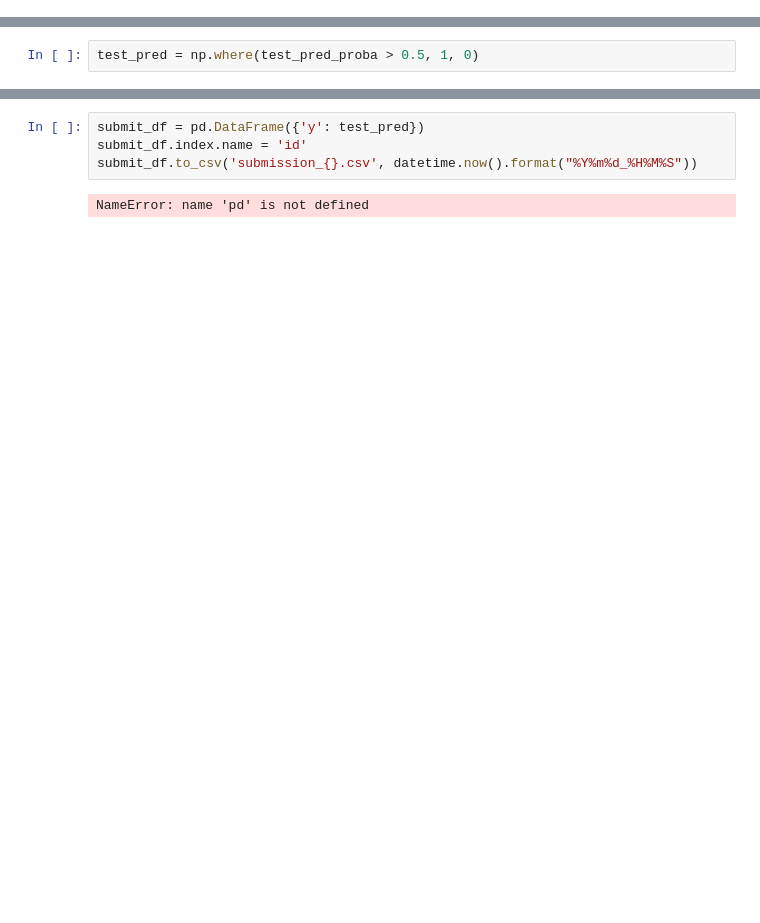
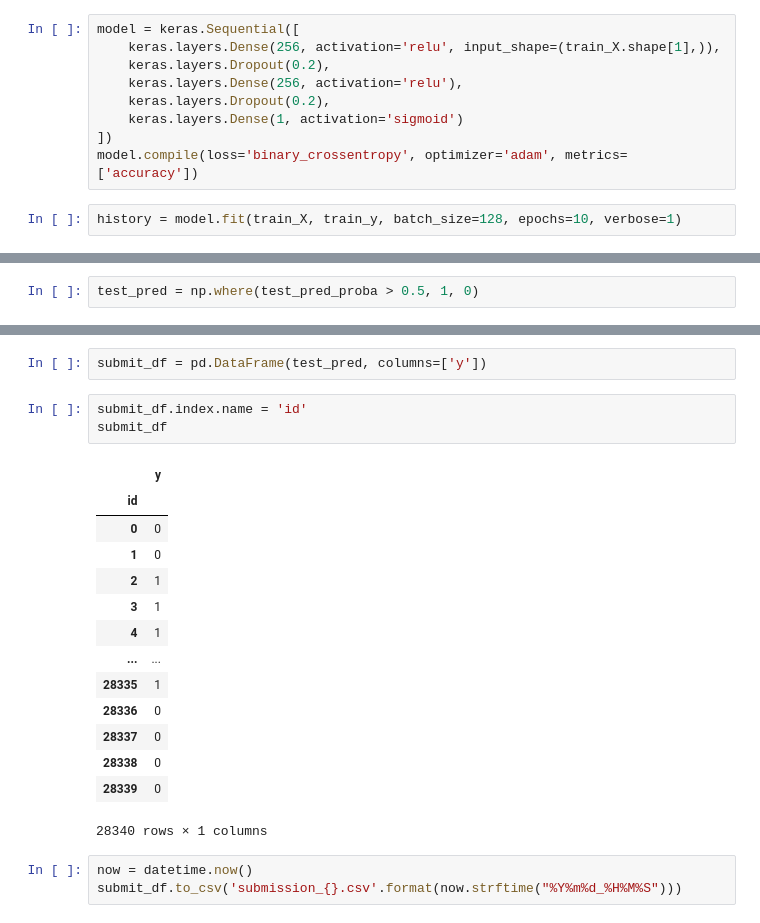
Before and after one commit to abekoh/splatoon_game_winner, a Jupyter notebook: train_neural_v1.ipynb, the cells around one changed output, grey strips where cells are left out. Saved outputs shown, nothing was run; the diff lists cells and outputs as text; blank space fills up the shorter version.

```diff
--- a/train_neural_v1.ipynb
+++ b/train_neural_v1.ipynb
@@ -200,0 +212,11 @@ train_X.head()
+# %%
+model = keras.Sequential([
+    keras.layers.Dense(256, activation='relu', input_shape=(train_X.shape[1],)),
+    keras.layers.Dropout(0.2),
+    keras.layers.Dense(256, activation='relu'),
+    keras.layers.Dropout(0.2),
+    keras.layers.Dense(1, activation='sigmoid')
+])
+model.compile(loss='binary_crossentropy', optimizer='adam', metrics=['accuracy'])
+# %%
+history = model.fit(train_X, train_y, batch_size=128, epochs=10, verbose=1)
@@ -215,6 +310,23 @@ test_pred = np.where(test_pred_proba > 0.5, 1, 0)
+# %%
+submit_df = pd.DataFrame(test_pred, columns=['y'])
+# %%
+submit_df.index.name = 'id'
+submit_df
+# %% [output]
+|  | y |
+| id |  |
+| 0 | 0 |
+| 1 | 0 |
+| 2 | 1 |
+| 3 | 1 |
+| 4 | 1 |
+| ... | ... |
+| 28335 | 1 |
+| 28336 | 0 |
+| 28337 | 0 |
+| 28338 | 0 |
+| 28339 | 0 |
+28340 rows × 1 columns
 # %%
-submit_df = pd.DataFrame({'y': test_pred})
-submit_df.index.name = 'id'
-submit_df.to_csv('submission_{}.csv', datetime.now().format("%Y%m%d_%H%M%S"))
+now = datetime.now()
+submit_df.to_csv('submission_{}.csv'.format(now.strftime("%Y%m%d_%H%M%S")))
-# %% [output]
-NameError: name 'pd' is not defined
```
Also changed, not shown: parts of 14 cells of this notebook.
